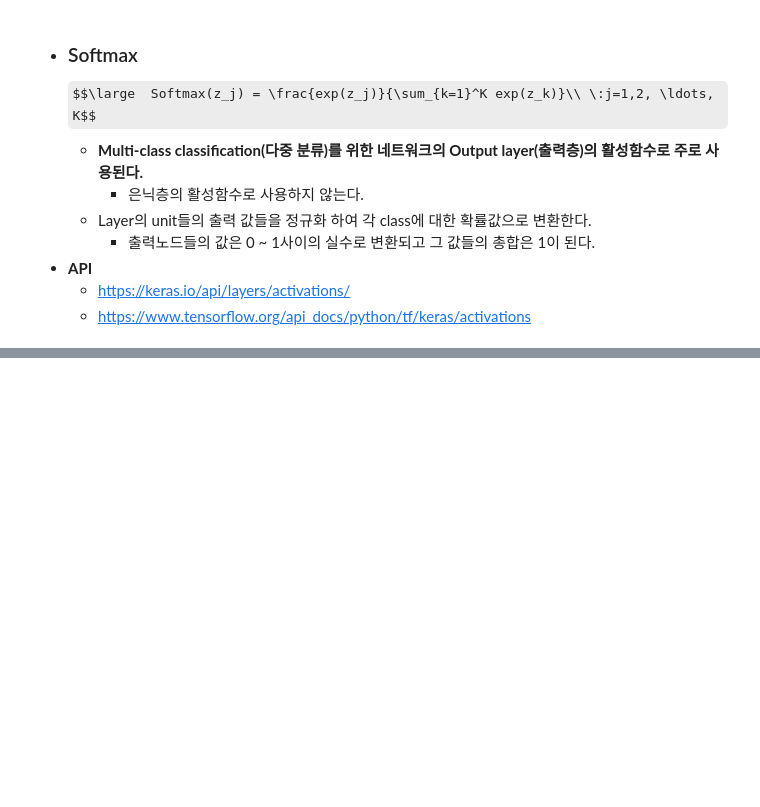
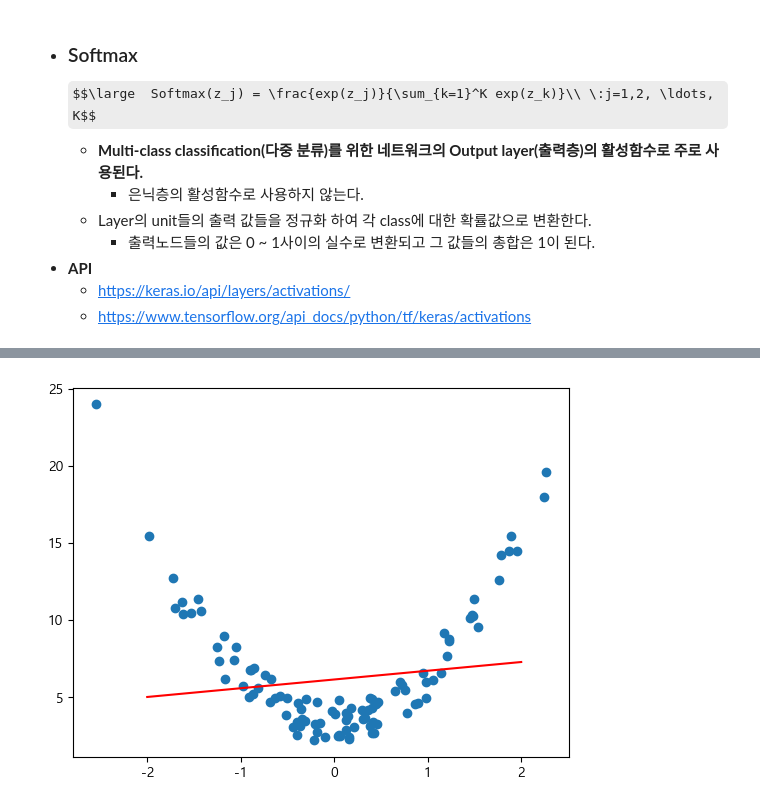
Before and after one commit to 1ee1hee/Deep_Learning, a Jupyter notebook: 신경망 구조.ipynb, the cells around one changed output, grey strips where cells are left out. Saved outputs shown, nothing was run; the diff lists cells and outputs as text; code cells hidden in the pictures; some formulas as TeX source; blank space fills up the shorter version.

```diff
--- a/신경망 구조.ipynb
+++ b/신경망 구조.ipynb
@@ -131,0 +307,11 @@ $\LARGE a=\sigma( z)$
+# %%
+import tensorflow as tf
+from tensorflow import keras
+from tensorflow.keras import layers
+
+model1 = keras.Sequential()
+model1.add(layers.InputLayer(input_shape=(1, )))
+model1.add(layers.Dense(10))
+model1.add(layers.Dense(1))
+model1.compile(optimizer = 'adam', loss = 'mse')
+model1.fit(X, y, epochs = 200)
@@ -131,0 +337,8 @@ $\LARGE a=\sigma( z)$
+# %%
+X_new = np.linspace(-2, 2, 1000).reshape(1000, 1)
+pred_y = model1.predict(X_new)
+
+plt.scatter(X, y)
+plt.plot(X_new, pred_y, color = 'r')
+plt.show()
+# %% [output]
@@ -131,0 +346 @@ $\LARGE a=\sigma( z)$
+[figure, added]
```
Also changed, not shown: parts of 24 cells of this notebook.
